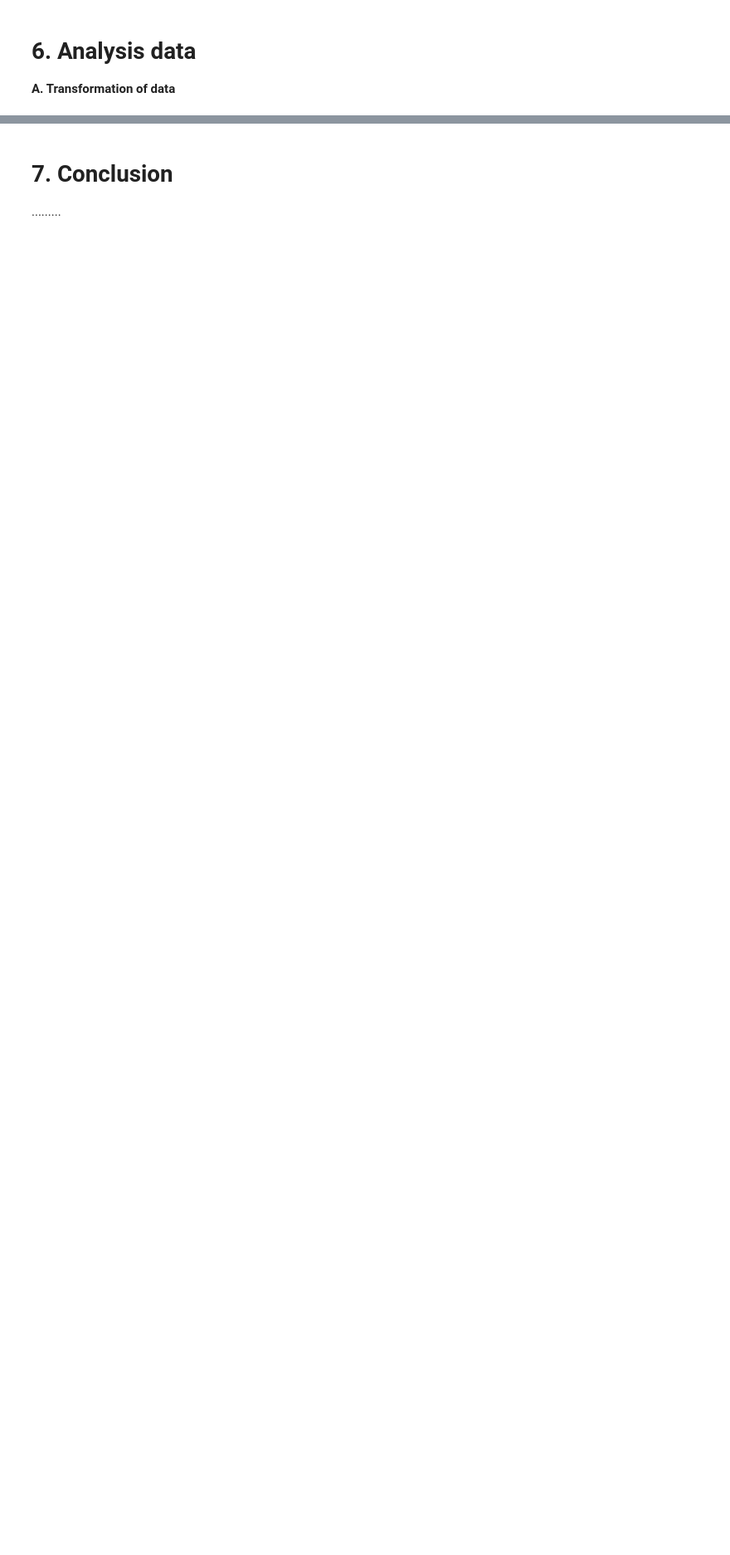
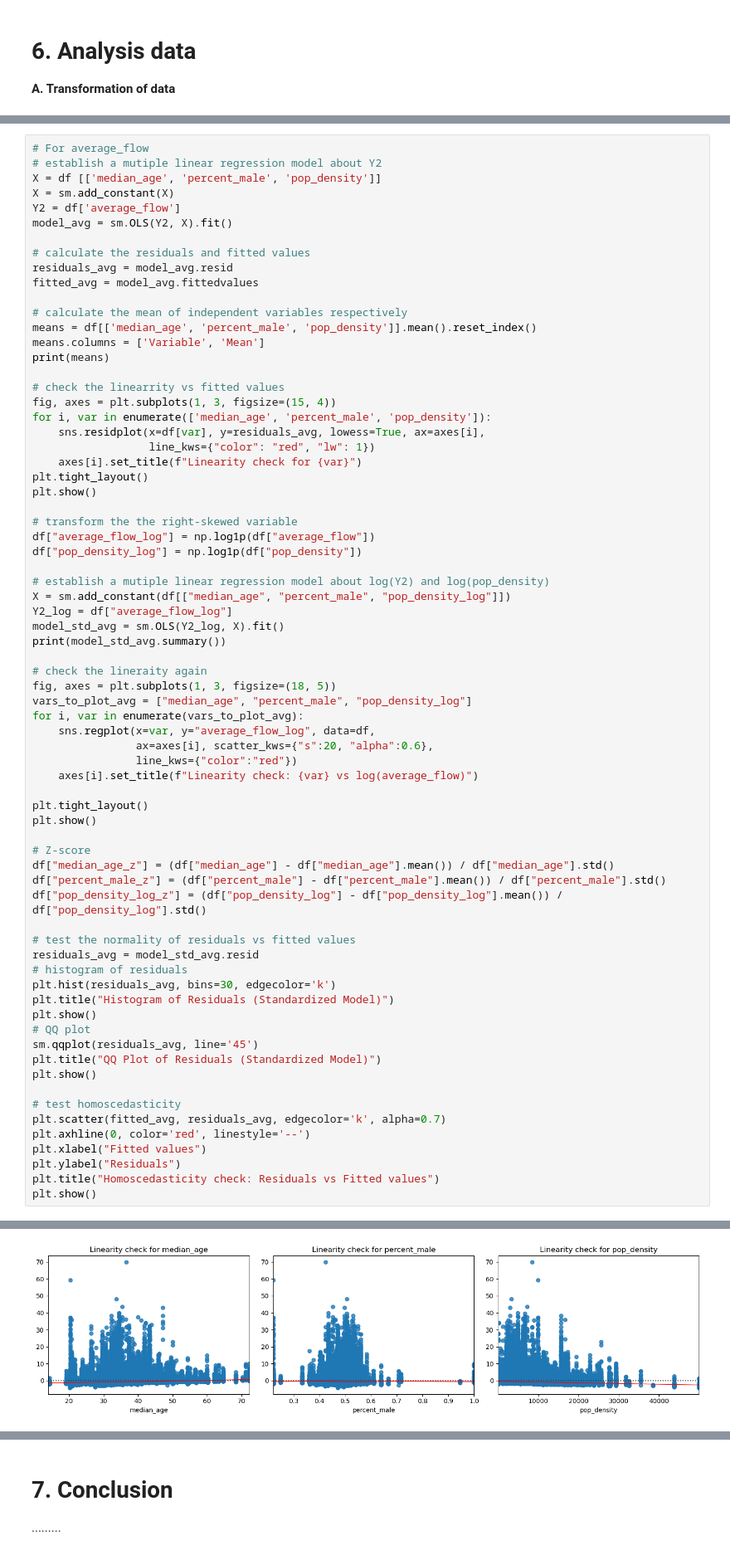
Before and after one commit to Mulhamomar/TIL6022_group10, a Jupyter notebook: TIL-6022 Bus Ridership.ipynb, the cells around one changed output, grey strips where cells are left out. Shown at 83% size. Saved outputs shown, nothing was run; the diff lists cells and outputs as text; blank space fills up the shorter version.

```diff
--- a/TIL-6022 Bus Ridership.ipynb
+++ b/TIL-6022 Bus Ridership.ipynb
@@ -414,0 +256,72 @@ Why the map was created and what the map represent?
+# %%
+# For average_flow
+# establish a mutiple linear regression model about Y2
+X = df [['median_age', 'percent_male', 'pop_density']]
+X = sm.add_constant(X)
+Y2 = df['average_flow']
+model_avg = sm.OLS(Y2, X).fit()
+
+# calculate the residuals and fitted values
+residuals_avg = model_avg.resid
+fitted_avg = model_avg.fittedvalues
+
+# calculate the mean of independent variables respectively
+means = df[['median_age', 'percent_male', 'pop_density']].mean().reset_index()
+means.columns = ['Variable', 'Mean']
+print(means)
+
+# check the linearrity vs fitted values
+fig, axes = plt.subplots(1, 3, figsize=(15, 4))
+for i, var in enumerate(['median_age', 'percent_male', 'pop_density']):
+    sns.residplot(x=df[var], y=residuals_avg, lowess=True, ax=axes[i],
+                  line_kws={"color": "red", "lw": 1})
+    axes[i].set_title(f"Linearity check for {var}")
+plt.tight_layout()
+plt.show()
+
+# transform the the right-skewed variable
+df["average_flow_log"] = np.log1p(df["average_flow"])
+df["pop_density_log"] = np.log1p(df["pop_density"])
+
+# establish a mutiple linear regression model about log(Y2) and log(pop_density)
+X = sm.add_constant(df[["median_age", "percent_male", "pop_density_log"]])
+Y2_log = df["average_flow_log"]
+model_std_avg = sm.OLS(Y2_log, X).fit()
+print(model_std_avg.summary())
+
+# check the lineraity again
+fig, axes = plt.subplots(1, 3, figsize=(18, 5))
+vars_to_plot_avg = ["median_age", "percent_male", "pop_density_log"]
+for i, var in enumerate(vars_to_plot_avg):
+    sns.regplot(x=var, y="average_flow_log", data=df,
+                ax=axes[i], scatter_kws={"s":20, "alpha":0.6},
+                line_kws={"color":"red"})
+    axes[i].set_title(f"Linearity check: {var} vs log(average_flow)")
+
+plt.tight_layout()
+plt.show()
+
+# Z-score
+df["median_age_z"] = (df["median_age"] - df["median_age"].mean()) / df["median_age"].std()
+df["percent_male_z"] = (df["percent_male"] - df["percent_male"].mean()) / df["percent_male"].std()
+df["pop_density_log_z"] = (df["pop_density_log"] - df["pop_density_log"].mean()) / df["pop_density_log"].std()
+
+# test the normality of residuals vs fitted values
+residuals_avg = model_std_avg.resid
+# histogram of residuals
+plt.hist(residuals_avg, bins=30, edgecolor='k')
+plt.title("Histogram of Residuals (Standardized Model)")
+plt.show()
+# QQ plot
+sm.qqplot(residuals_avg, line='45')
+plt.title("QQ Plot of Residuals (Standardized Model)")
+plt.show()
+
+# test homoscedasticity
+plt.scatter(fitted_avg, residuals_avg, edgecolor='k', alpha=0.7)
+plt.axhline(0, color='red', linestyle='--')
+plt.xlabel("Fitted values")
+plt.ylabel("Residuals")
+plt.title("Homoscedasticity check: Residuals vs Fitted values")
+plt.show()
+# %% [output]
@@ -414,0 +332 @@ Why the map was created and what the map represent?
+[figure, added]
```
Also changed, not shown: parts of 56 cells of this notebook.
